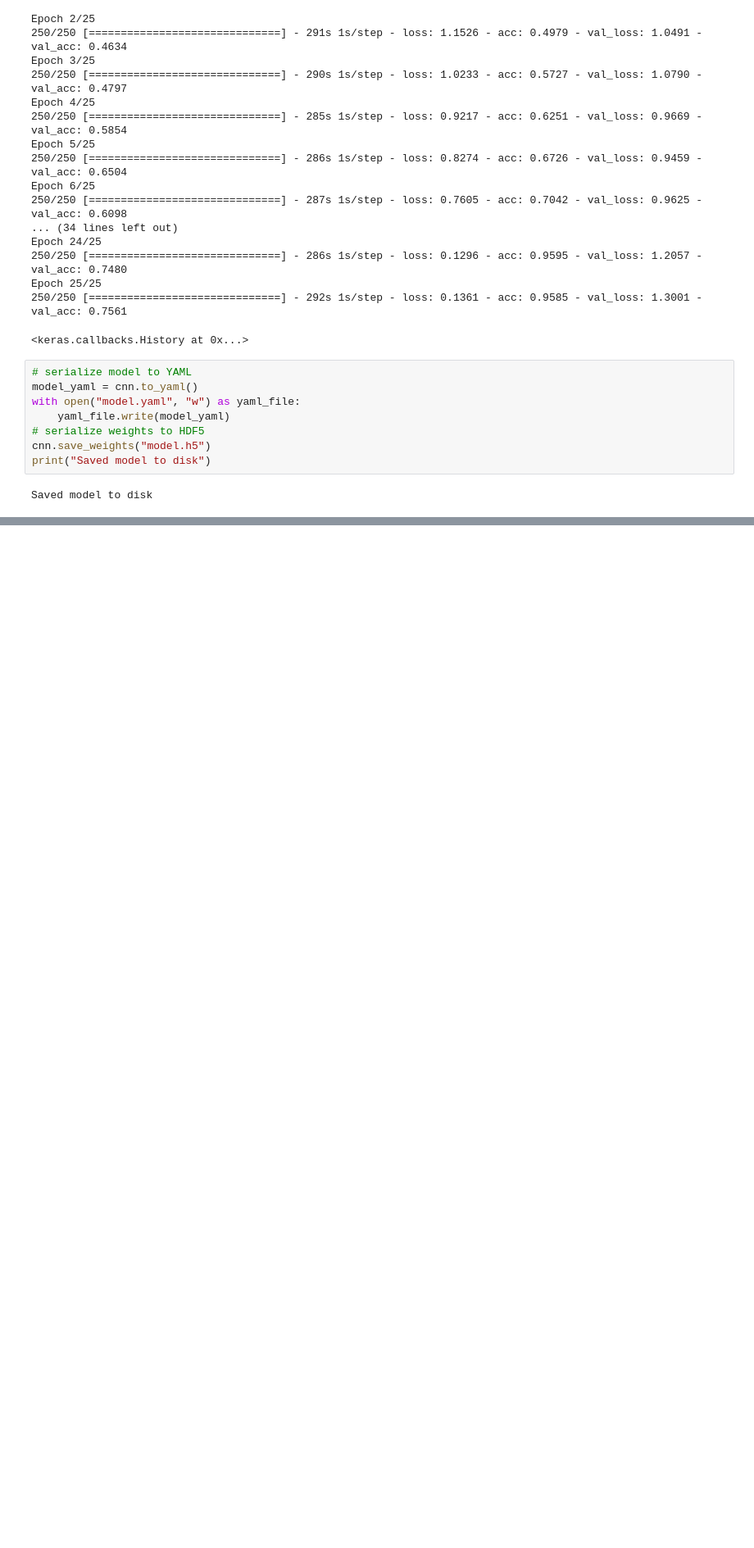
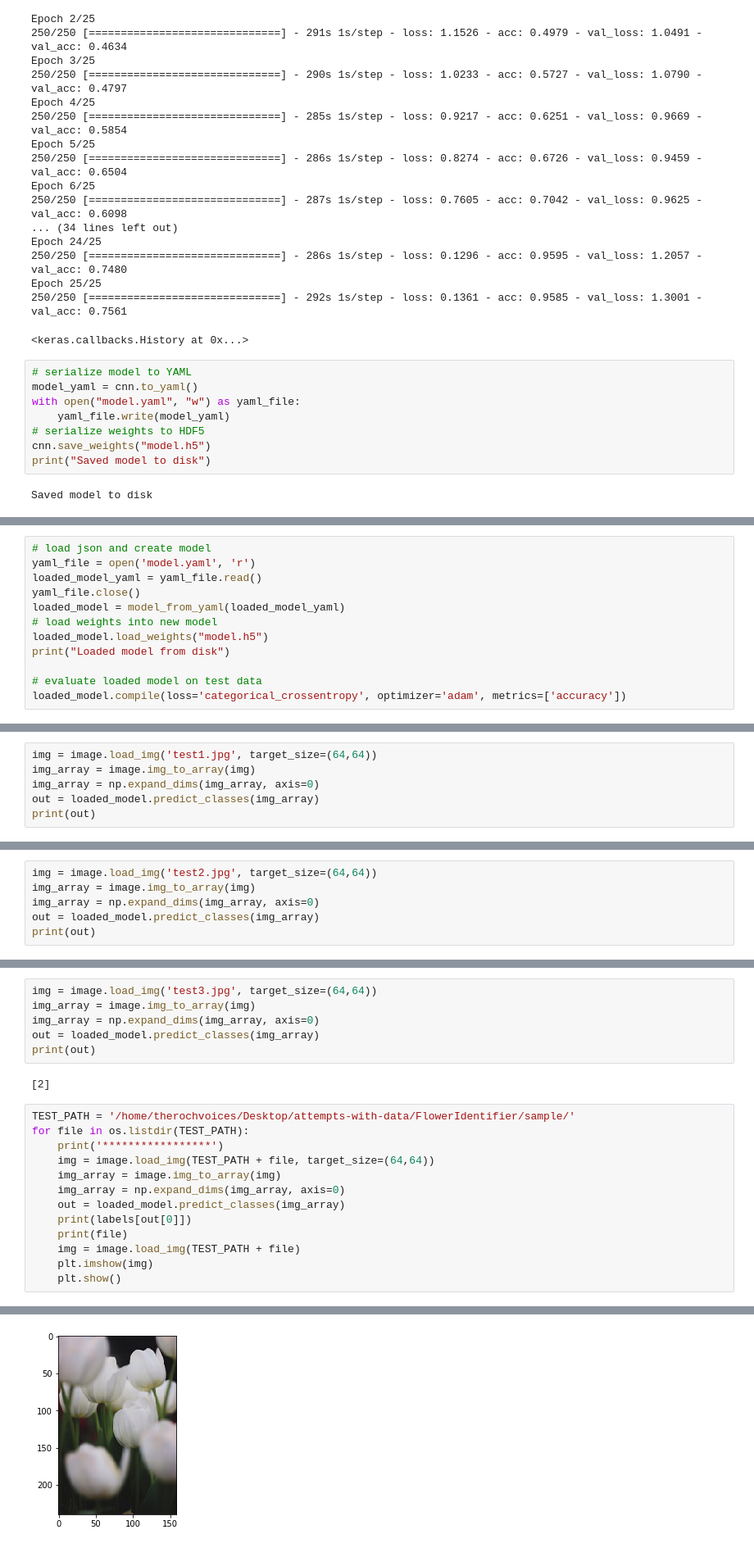
Before and after one commit to TheRochVoices/experiments-with-data, a Jupyter notebook: FlowerIdentifier/usingCnn.ipynb, the cells around one changed output, grey strips where cells are left out. Shown at 82% size. Drawn from its saved outputs; the diff is of its cells as text; blank space fills up the shorter version.

Commit message:
predictions added

```diff
--- a/FlowerIdentifier/usingCnn.ipynb
+++ b/FlowerIdentifier/usingCnn.ipynb
@@ -110,0 +115,12 @@ Saved model to disk
+# %%
+# load json and create model
+yaml_file = open('model.yaml', 'r')
+loaded_model_yaml = yaml_file.read()
+yaml_file.close()
+loaded_model = model_from_yaml(loaded_model_yaml)
+# load weights into new model
+loaded_model.load_weights("model.h5")
+print("Loaded model from disk")
+
+# evaluate loaded model on test data
+loaded_model.compile(loss='categorical_crossentropy', optimizer='adam', metrics=['accuracy'])
@@ -110,0 +131,6 @@ Saved model to disk
+# %%
+img = image.load_img('test1.jpg', target_size=(64,64))
+img_array = image.img_to_array(img)
+img_array = np.expand_dims(img_array, axis=0)
+out = loaded_model.predict_classes(img_array)
+print(out)
@@ -110,0 +139,6 @@ Saved model to disk
+# %%
+img = image.load_img('test2.jpg', target_size=(64,64))
+img_array = image.img_to_array(img)
+img_array = np.expand_dims(img_array, axis=0)
+out = loaded_model.predict_classes(img_array)
+print(out)
@@ -110,0 +147,22 @@ Saved model to disk
+# %%
+img = image.load_img('test3.jpg', target_size=(64,64))
+img_array = image.img_to_array(img)
+img_array = np.expand_dims(img_array, axis=0)
+out = loaded_model.predict_classes(img_array)
+print(out)
+# %% [output]
+[2]
+# %%
+TEST_PATH = '/home/therochvoices/Desktop/attempts-with-data/FlowerIdentifier/sample/'
+for file in os.listdir(TEST_PATH):
+    print('*****************')
+    img = image.load_img(TEST_PATH + file, target_size=(64,64))
+    img_array = image.img_to_array(img)
+    img_array = np.expand_dims(img_array, axis=0)
+    out = loaded_model.predict_classes(img_array)
+    print(labels[out[0]])
+    print(file)
+    img = image.load_img(TEST_PATH + file)
+    plt.imshow(img)
+    plt.show()
+# %% [output]
@@ -110,0 +172 @@ Saved model to disk
+[figure, added]
```
Also changed, not shown: parts of 8 cells of this notebook, 15 other files.
